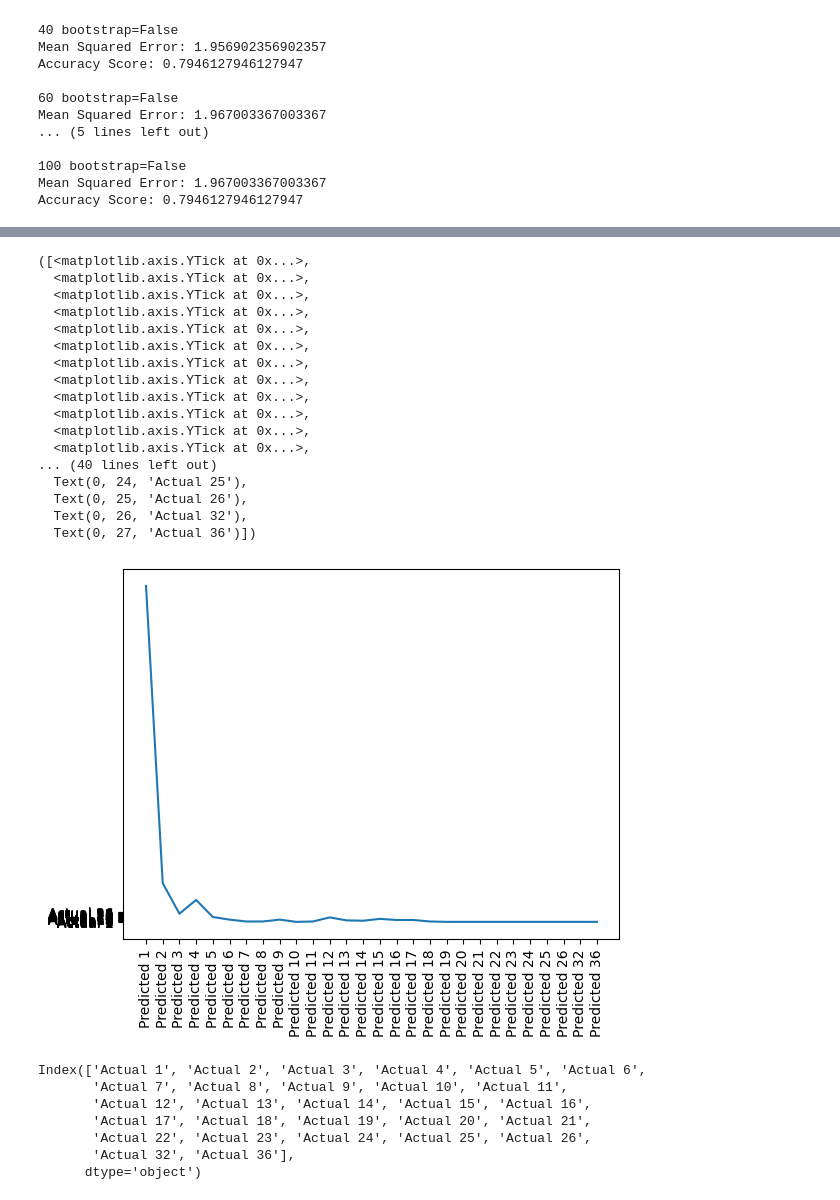
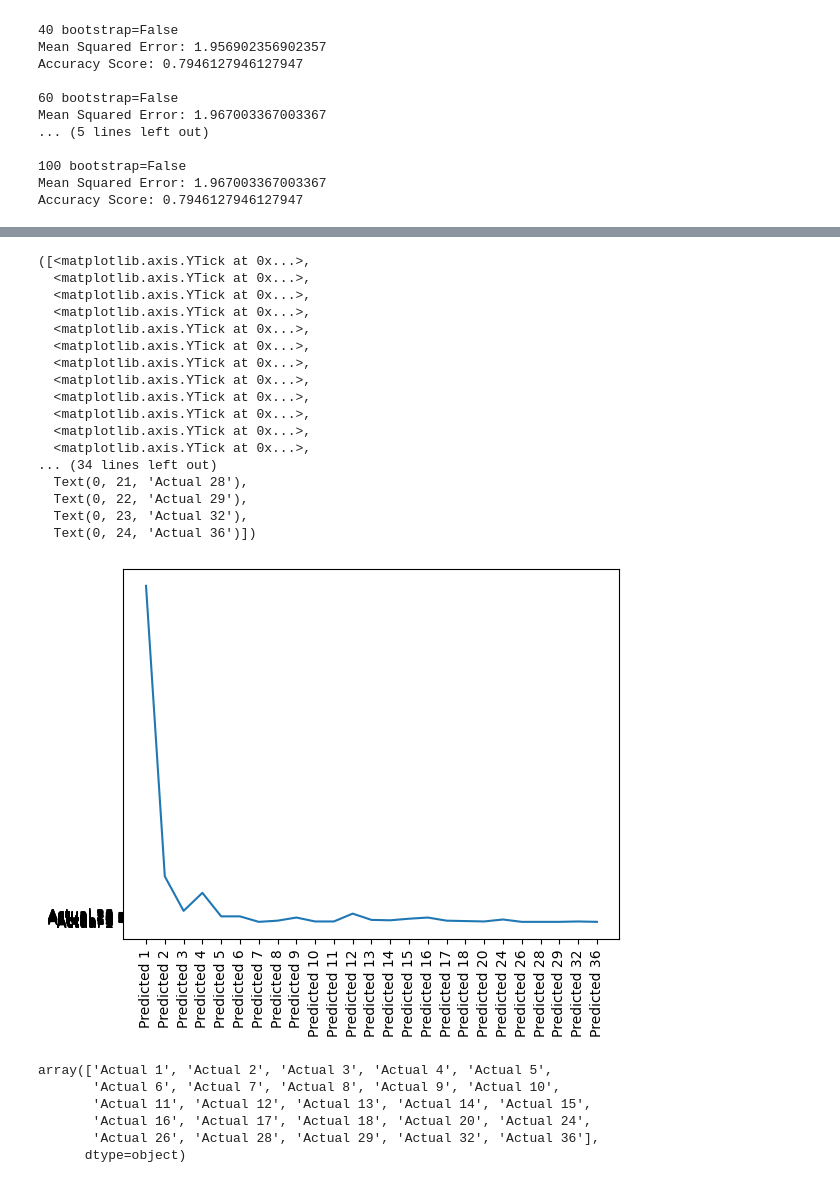
Before and after one commit to JuanTenopala/Project_4, a Jupyter notebook: Data/project_4.ipynb, the cells around one changed output, grey strips where cells are left out. Drawn from its saved outputs; the diff is of its cells as text; code cells hidden in the pictures.

```diff
--- a/Data/project_4.ipynb
+++ b/Data/project_4.ipynb
@@ -494,24 +505,25 @@ Accuracy Score: 0.7771043771043771
 # %% [markdown]
 ### Optimization
 # %%
-#n_est = list(10**i for i in range(3, 6))
-n_est = list(range(200, 1000, 200))
-print(n_est)
+#Old
 
-for n in n_est:
-    rf_model_o = RandomForestRegressor(random_state=42, n_estimators=n)   # default n_estimators=100
+# n_est = list(range(200, 1000, 200))
+# print(n_est)
 
-    # Train the model
-    rf_model_o.fit(X_train_scaled, y_train)
+# for n in n_est:
+#     rf_model_o = RandomForestRegressor(random_state=42, n_estimators=n)   # default n_estimators=100
 
-    # Make predictions
-    y_rfo_pred = rf_model_o.predict(X_test_scaled).astype("int")
-    print(len(y_rfo_pred))
+#     # Train the model
+#     rf_model_o.fit(X_train_scaled, y_train)
 
-    # Evaluate the model
-    mse_o = mean_squared_error(y_test, y_rfo_pred)
-    print("Mean Squared Error:", mse_o)
+#     # Make predictions
+#     y_rfo_pred = rf_model_o.predict(X_test_scaled).astype("int")
+#     print(len(y_rfo_pred))
 
-    acc_score_o = accuracy_score(y_test, y_rfo_pred)
-    # # Display the accuracy score
-    print("Accuracy Score:", acc_score_o)
+#     # Evaluate the model
+#     mse_o = mean_squared_error(y_test, y_rfo_pred)
+#     print("Mean Squared Error:", mse_o)
+
+#     acc_score_o = accuracy_score(y_test, y_rfo_pred)
+#     # # Display the accuracy score
+#     print("Accuracy Score:", acc_score_o)
@@ -626,18 +609,18 @@ acc_score_o = accuracy_score(y_test, y_rfo_pred)
 # # Display the accuracy score
 print("Accuracy Score:", acc_score_o, "\n")
 
-cm = confusion_matrix(y_test, y_rf_pred)
-unique_classes = sorted(set(y_test) | set(y_rf_pred))
+cm = confusion_matrix(y_test, y_rfo_pred)
+unique_classes = sorted(set(y_test) | set(y_rfo_pred))
 index_labels = [f"Actual {cls}" for cls in unique_classes]
 column_labels = [f"Predicted {cls}" for cls in unique_classes]
 rf_cm_df_final = pd.DataFrame(cm, index=index_labels, columns=column_labels)
 print("Confusion Matrix:")
 print(rf_cm_df_final)
-acc_score = accuracy_score(y_test, y_rf_pred)
+acc_score = accuracy_score(y_test, y_rfo_pred)
 # # Display the accuracy score
 print("Accuracy Score:", acc_score)
 
-rf_cm_df_final.to_csv("rf_cm_df_final.csv")
+#rf_cm_df_final.to_csv("rf_cm_df_final.csv")
 # %% [output]
 Mean Squared Error: 1.9562289562289563
 Accuracy Score: 0.7952861952861953
@@ -754,44 +759,43 @@ plt.plot(diagonal)
 # %%
 # Labels
 
 xlabel = rf_cm_df_final.columns
 xlabel
 
 ylabel = rf_cm_df_final.index
 ylabel
 
 #plt.plot(np.diag(lrm_cm_df.to_numpy()))
 
 plt.plot(np.diag(rf_cm_df_final.to_numpy()))
-plt.xticks(ticks=range(28), labels=xlabel, rotation='vertical')
-plt.yticks(ticks=range(28), labels=ylabel)
+plt.xticks(ticks=range(25), labels=xlabel, rotation='vertical')
+plt.yticks(ticks=range(25), labels=ylabel)
 # %% [output]
 ([<matplotlib.axis.YTick at 0x...>,
   <matplotlib.axis.YTick at 0x...>,
   <matplotlib.axis.YTick at 0x...>,
   <matplotlib.axis.YTick at 0x...>,
   <matplotlib.axis.YTick at 0x...>,
   <matplotlib.axis.YTick at 0x...>,
   <matplotlib.axis.YTick at 0x...>,
   <matplotlib.axis.YTick at 0x...>,
   <matplotlib.axis.YTick at 0x...>,
   <matplotlib.axis.YTick at 0x...>,
   <matplotlib.axis.YTick at 0x...>,
   <matplotlib.axis.YTick at 0x...>,
-... (40 lines left out)
-  Text(0, 24, 'Actual 25'),
-  Text(0, 25, 'Actual 26'),
-  Text(0, 26, 'Actual 32'),
-  Text(0, 27, 'Actual 36')])
+... (34 lines left out)
+  Text(0, 21, 'Actual 28'),
+  Text(0, 22, 'Actual 29'),
+  Text(0, 23, 'Actual 32'),
+  Text(0, 24, 'Actual 36')])
-[figure, old version]
+[figure, new version]
 # %%
-ylabel = rf_cm_df_final.index
+ylabel = rf_cm_df_final.index.values
 ylabel
 # %% [output]
-Index(['Actual 1', 'Actual 2', 'Actual 3', 'Actual 4', 'Actual 5', 'Actual 6',
-       'Actual 7', 'Actual 8', 'Actual 9', 'Actual 10', 'Actual 11',
-       'Actual 12', 'Actual 13', 'Actual 14', 'Actual 15', 'Actual 16',
-       'Actual 17', 'Actual 18', 'Actual 19', 'Actual 20', 'Actual 21',
-       'Actual 22', 'Actual 23', 'Actual 24', 'Actual 25', 'Actual 26',
-       'Actual 32', 'Actual 36'],
-      dtype='object')
+array(['Actual 1', 'Actual 2', 'Actual 3', 'Actual 4', 'Actual 5',
+       'Actual 6', 'Actual 7', 'Actual 8', 'Actual 9', 'Actual 10',
+       'Actual 11', 'Actual 12', 'Actual 13', 'Actual 14', 'Actual 15',
+       'Actual 16', 'Actual 17', 'Actual 18', 'Actual 20', 'Actual 24',
+       'Actual 26', 'Actual 28', 'Actual 29', 'Actual 32', 'Actual 36'],
+      dtype=object)
```
Also changed, not shown: parts of 24 cells of this notebook.
